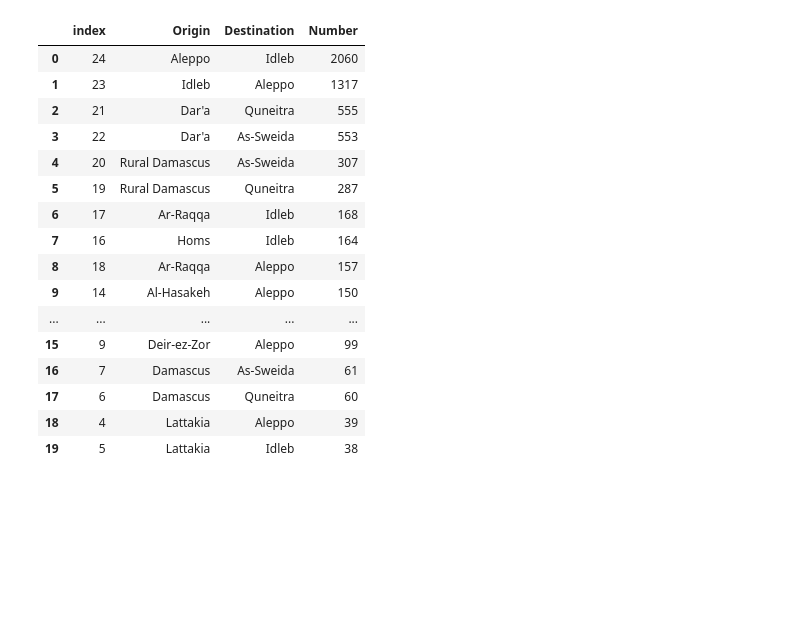
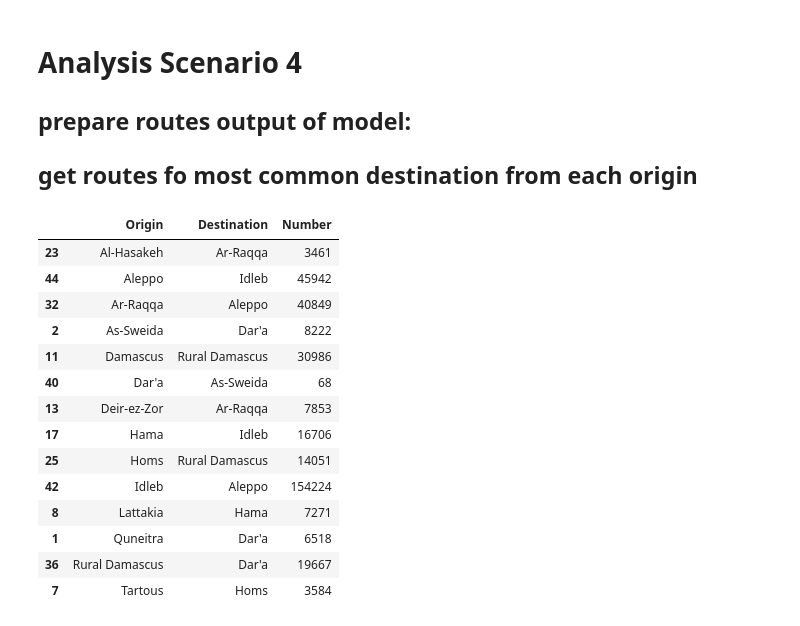
Before and after one commit to VRibeiro01/BA_V_Ribeiro, a Jupyter notebook: Notebooks/analyse_IDP_validation_output.ipynb, the cells around one changed output. Drawn from its saved outputs; the diff is of its cells as text; code cells hidden in the pictures; blank space fills up the shorter version.

```diff
--- a/Notebooks/analyse_IDP_validation_output.ipynb
+++ b/Notebooks/analyse_IDP_validation_output.ipynb
@@ -86,24 +74,27 @@ df_merge_refPop.plot(ax=ax, column='RefPop', cmap='Reds',legend=True)
+# %% [markdown]
+# Analysis Scenario 4
+## prepare routes output of model:
+## get routes fo most common destination from each origin
 # %%
-df_routes = pd.read_csv('data/SyrRoutes.csv')
+df_routes = pd.read_csv('data/syria/scenario/SyrRoutes.scen4_mar.csv')
 df_routes = df_routes[df_routes.Number > 0]
-top_20_routes = df_routes.nlargest(20, 'Number').reset_index()
+df_routes = df_routes[df_routes['Origin'] != df_routes['Destination']]
+top_20_routes = df_routes.loc[df_routes.groupby('Origin')['Number'].idxmax()]
 top_20_routes
 # %% [output]
-|  | index | Origin | Destination | Number |
-| 0 | 24 | Aleppo | Idleb | 2060 |
-| 1 | 23 | Idleb | Aleppo | 1317 |
-| 2 | 21 | Dar'a | Quneitra | 555 |
-| 3 | 22 | Dar'a | As-Sweida | 553 |
-| 4 | 20 | Rural Damascus | As-Sweida | 307 |
-| 5 | 19 | Rural Damascus | Quneitra | 287 |
-| 6 | 17 | Ar-Raqqa | Idleb | 168 |
-| 7 | 16 | Homs | Idleb | 164 |
-| 8 | 18 | Ar-Raqqa | Aleppo | 157 |
-| 9 | 14 | Al-Hasakeh | Aleppo | 150 |
-| ... | ... | ... | ... | ... |
-| 15 | 9 | Deir-ez-Zor | Aleppo | 99 |
-| 16 | 7 | Damascus | As-Sweida | 61 |
-| 17 | 6 | Damascus | Quneitra | 60 |
-| 18 | 4 | Lattakia | Aleppo | 39 |
-| 19 | 5 | Lattakia | Idleb | 38 |
+|  | Origin | Destination | Number |
+| 23 | Al-Hasakeh | Ar-Raqqa | 3461 |
+| 44 | Aleppo | Idleb | 45942 |
+| 32 | Ar-Raqqa | Aleppo | 40849 |
+| 2 | As-Sweida | Dar'a | 8222 |
+| 11 | Damascus | Rural Damascus | 30986 |
+| 40 | Dar'a | As-Sweida | 68 |
+| 13 | Deir-ez-Zor | Ar-Raqqa | 7853 |
+| 17 | Hama | Idleb | 16706 |
+| 25 | Homs | Rural Damascus | 14051 |
+| 42 | Idleb | Aleppo | 154224 |
+| 8 | Lattakia | Hama | 7271 |
+| 1 | Quneitra | Dar'a | 6518 |
+| 36 | Rural Damascus | Dar'a | 19667 |
+| 7 | Tartous | Homs | 3584 |
 # %% [markdown]
```
Also changed, not shown: parts of 22 cells of this notebook, 4 other files.
